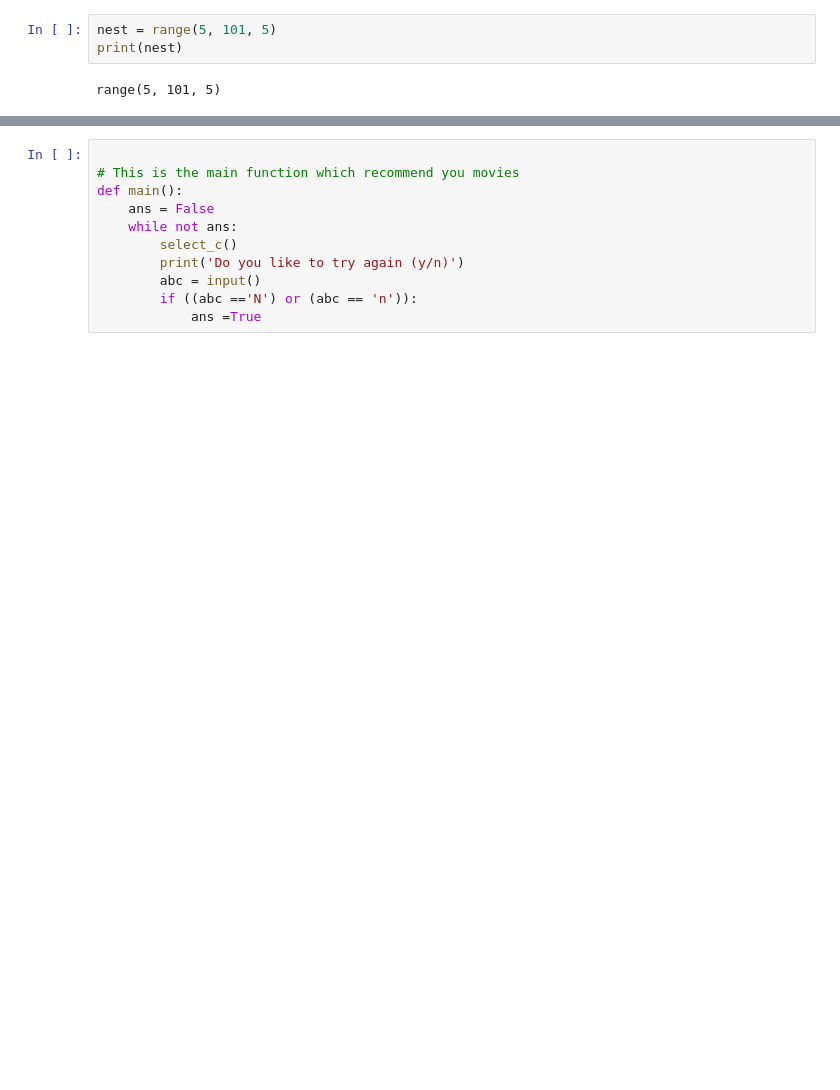
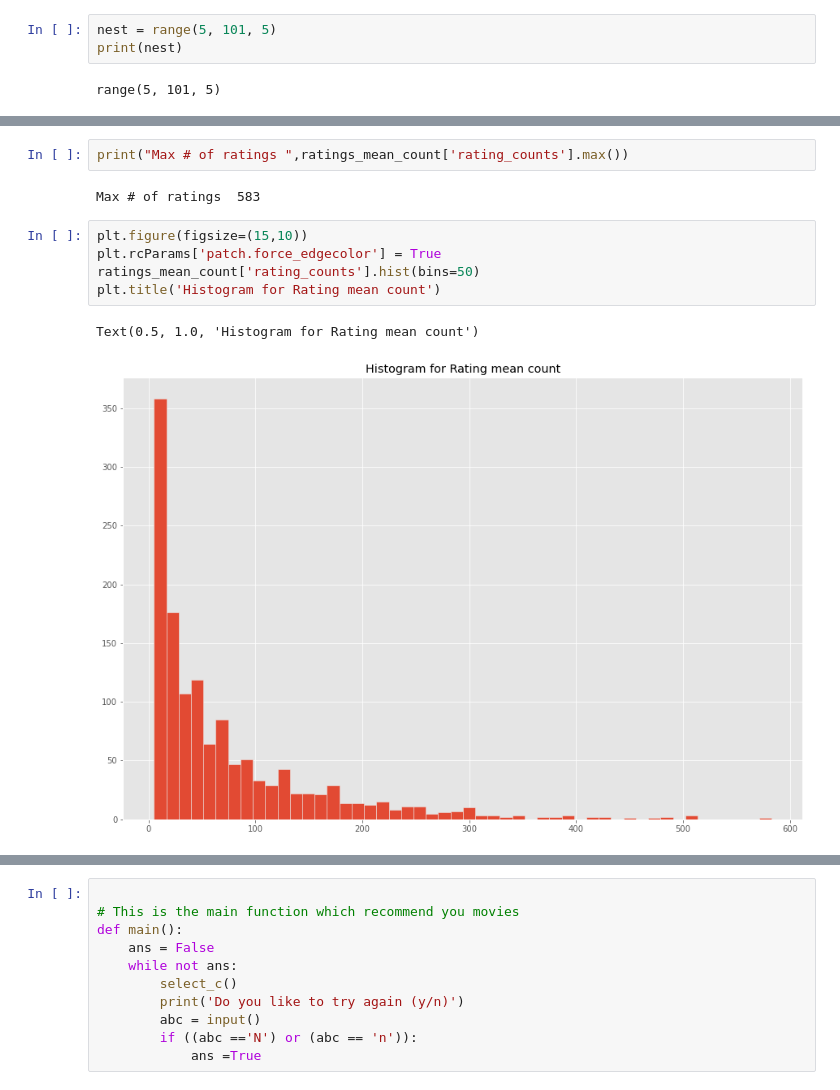
Before and after one commit to rsharm18/DSC478_final_Project, a Jupyter notebook: final_project_final.ipynb, the cells around one changed output, grey strips where cells are left out. Cells and saved outputs as stored; diff of their text form; blank space fills up the shorter version.

```diff
--- a/final_project_final.ipynb
+++ b/final_project_final.ipynb
@@ -2492,0 +1107,12 @@ def select_c():
+# %%
+print("Max # of ratings ",ratings_mean_count['rating_counts'].max())
+# %% [output]
+Max # of ratings  583
+# %%
+plt.figure(figsize=(15,10))
+plt.rcParams['patch.force_edgecolor'] = True
+ratings_mean_count['rating_counts'].hist(bins=50)
+plt.title('Histogram for Rating mean count')
+# %% [output]
+Text(0.5, 1.0, 'Histogram for Rating mean count')
+[figure, added]
```
Also changed, not shown: parts of 307 cells of this notebook, 11 other files.
